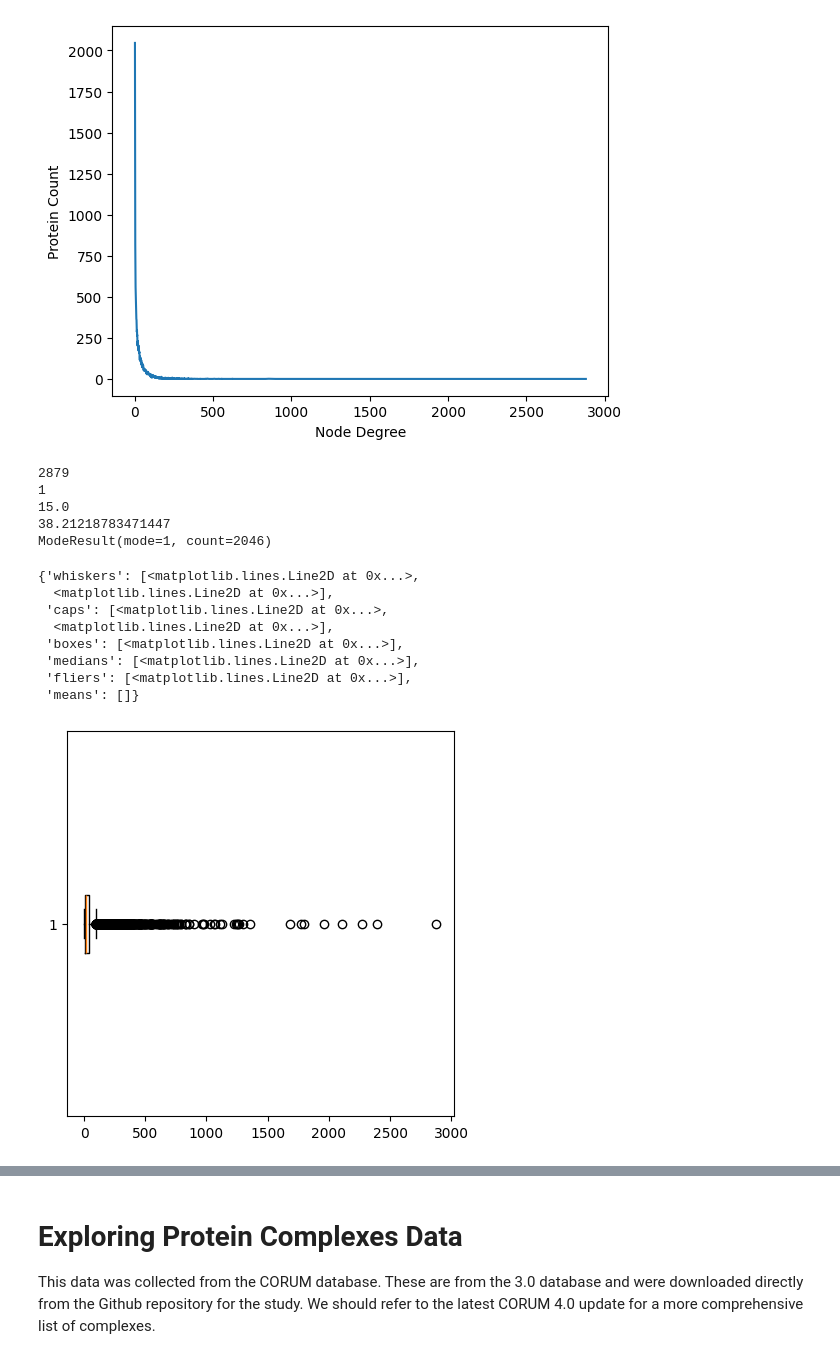
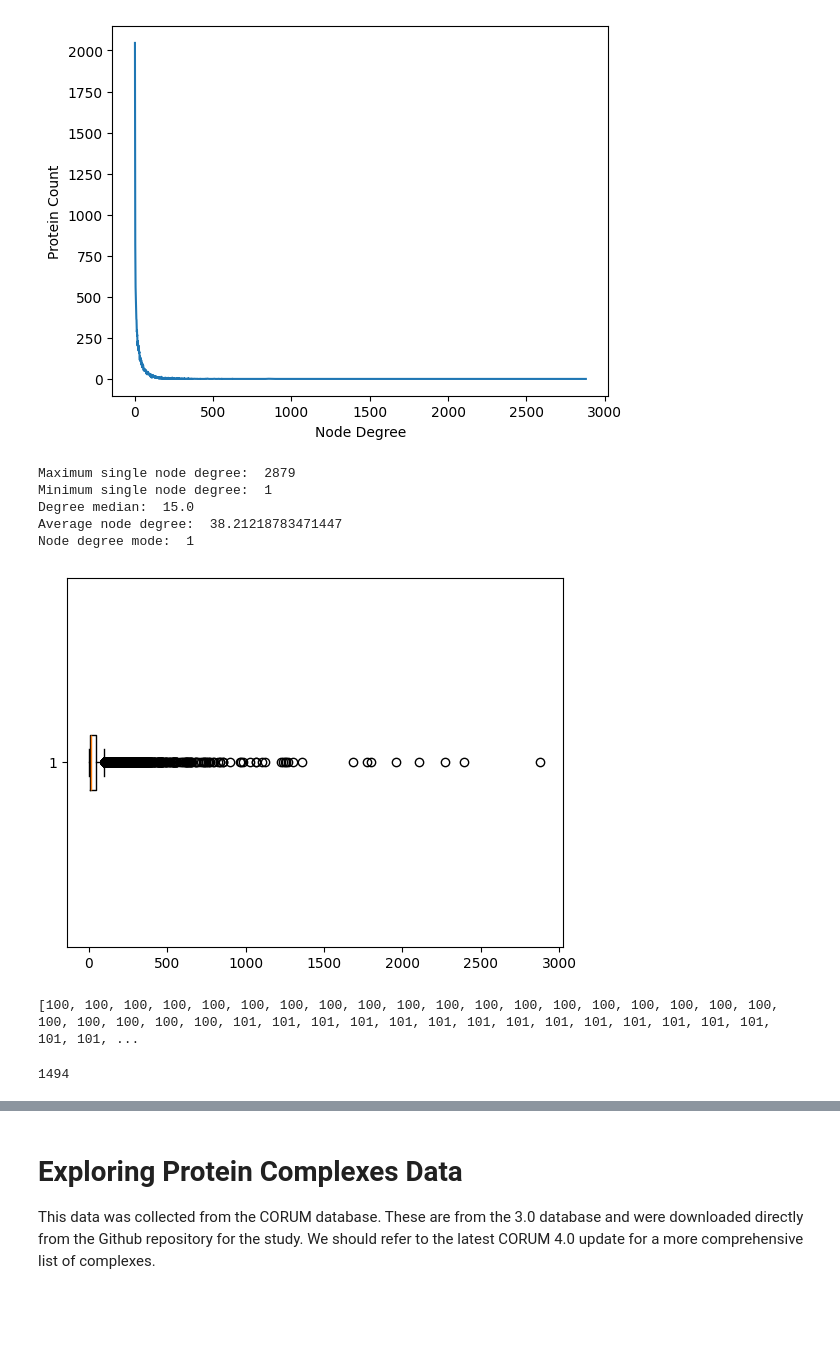
Before and after one commit to mehdimerbah/TDA-PPIN, a Jupyter notebook: preprocessing/EDA_DataPreprocessing.ipynb, the cells around one changed output, grey strips where cells are left out. Saved outputs shown, nothing was run; the diff lists cells and outputs as text; code cells hidden in the pictures; blank space fills up the shorter version.

```diff
--- a/preprocessing/EDA_DataPreprocessing.ipynb
+++ b/preprocessing/EDA_DataPreprocessing.ipynb
@@ -109,30 +119,31 @@ viz_degree(biogrid_protein_net)
 # %%
 ## Exploring the node edge distribution
 biogrid_net_degrees = []
 for prot, degree in biogrid_protein_net.degree():
     biogrid_net_degrees.append(degree)
 
-print(np.max(biogrid_net_degrees))
-print(np.min(biogrid_net_degrees))
-print(np.median(biogrid_net_degrees))
-print(np.mean(biogrid_net_degrees))
-print(stats.mode(biogrid_net_degrees))
+print('Maximum single node degree: ', np.max(biogrid_net_degrees))
+print('Minimum single node degree: ', np.min(biogrid_net_degrees))
+print('Degree median: ', np.median(biogrid_net_degrees))
+print('Average node degree: ', np.mean(biogrid_net_degrees))
+print('Node degree mode: ', stats.mode(biogrid_net_degrees)[0])
 
-biogrid_degree_boxplot = plt.figure(figsize =(5, 5))
-plt.boxplot(biogrid_net_degrees, vert=False)
+#plt.figure(figsize =(5, 5))
+biogrid_degree_boxplot = plt.boxplot(biogrid_net_degrees, vert=False)
 # %% [output]
-2879
-1
-15.0
-38.21218783471447
-ModeResult(mode=1, count=2046)
+Maximum single node degree:  2879
+Minimum single node degree:  1
+Degree median:  15.0
+Average node degree:  38.21218783471447
+Node degree mode:  1
-{'whiskers': [<matplotlib.lines.Line2D at 0x...>,
-  <matplotlib.lines.Line2D at 0x...>],
- 'caps': [<matplotlib.lines.Line2D at 0x...>,
-  <matplotlib.lines.Line2D at 0x...>],
- 'boxes': [<matplotlib.lines.Line2D at 0x...>],
- 'medians': [<matplotlib.lines.Line2D at 0x...>],
- 'fliers': [<matplotlib.lines.Line2D at 0x...>],
- 'means': []}
-[figure, old version]
+[figure, new version]
+# %%
+print(sorted(biogrid_degree_boxplot['fliers'][0].get_data()[0]))
+# %% [output]
+[100, 100, 100, 100, 100, 100, 100, 100, 100, 100, 100, 100, 100, 100, 100, 100, 100, 100, 100, 100, 100, 100, 100, 100, 101, 101, 101, 101, 101, 101, 101, 101, 101, 101, 101, 101, 101, 101, 101, 101, ...
+# %%
+## We have 1494 outliers with high node-degree numbers
+print(len(biogrid_degree_boxplot['fliers'][0].get_data()[0]))
+# %% [output]
+1494
 # %%
```
Also changed, not shown: parts of 27 cells of this notebook.
